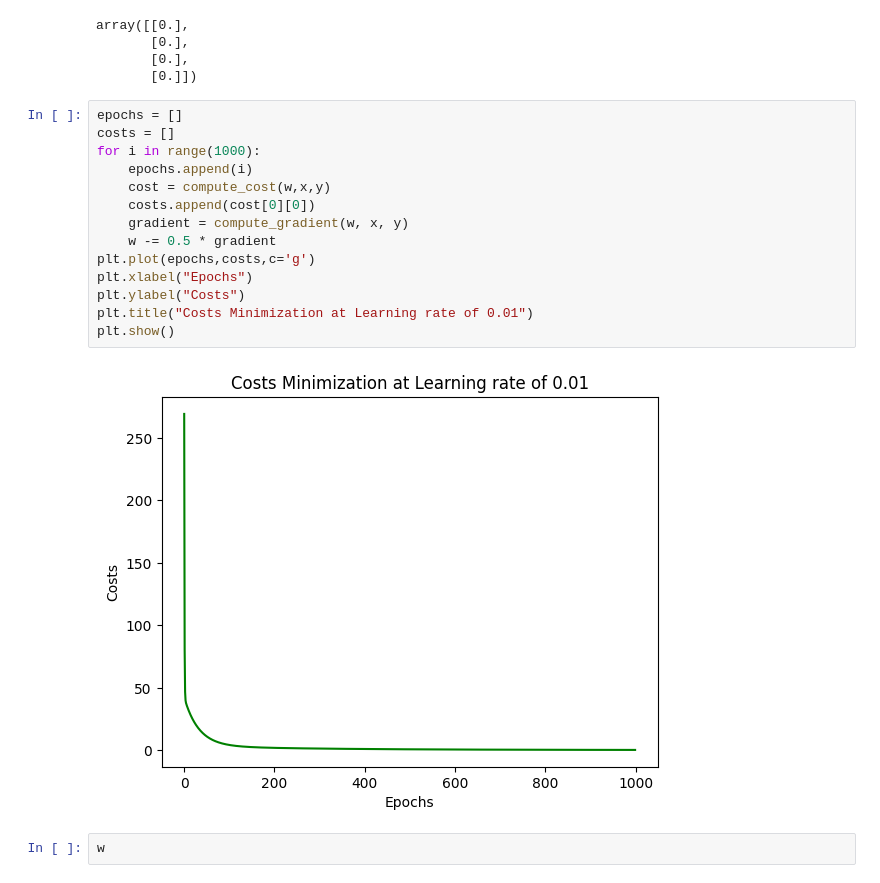
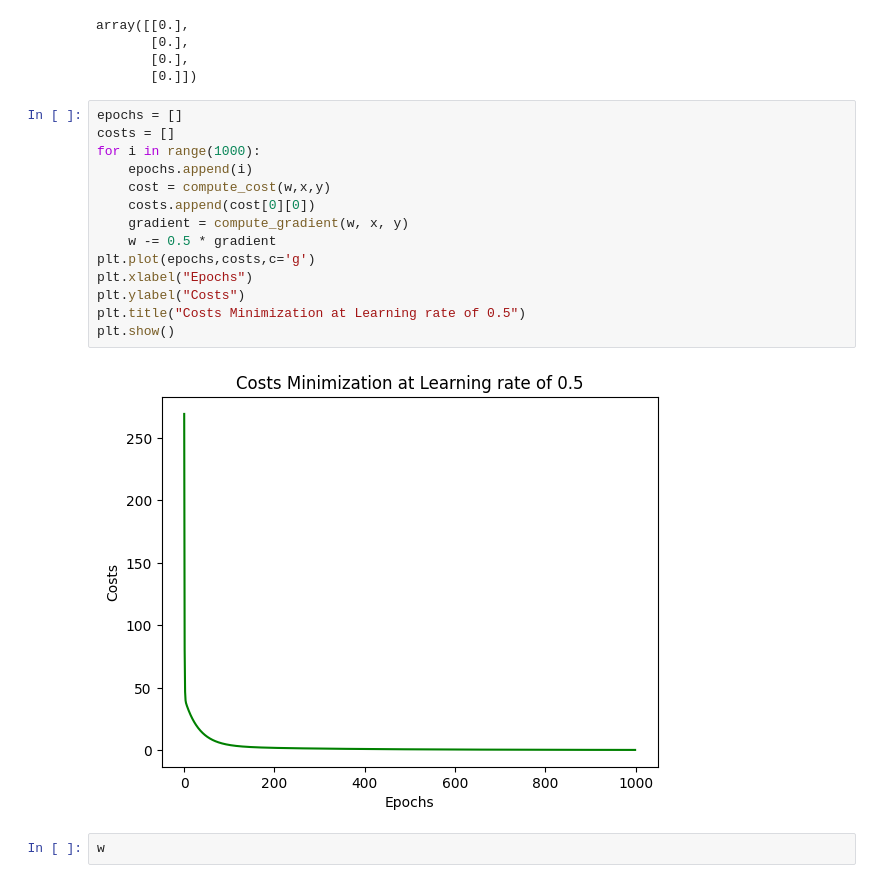
Before and after one commit to ZohaibKhanDeveloper/MachineLearningLabs, a Jupyter notebook: AI-Assignment-MultiVarientLinearRegressionUsingVectors.ipynb, the cells around one changed output. Cells and saved outputs as stored; diff of their text form.

```diff
--- a/AI-Assignment-MultiVarientLinearRegressionUsingVectors.ipynb
+++ b/AI-Assignment-MultiVarientLinearRegressionUsingVectors.ipynb
@@ -195,19 +195,19 @@ array([[0.],
 # %%
 epochs = []
 costs = []
 for i in range(1000):
     epochs.append(i)
     cost = compute_cost(w,x,y)
     costs.append(cost[0][0])
     gradient = compute_gradient(w, x, y)
     w -= 0.5 * gradient
 plt.plot(epochs,costs,c='g')
 plt.xlabel("Epochs")
 plt.ylabel("Costs")
-plt.title("Costs Minimization at Learning rate of 0.01")
+plt.title("Costs Minimization at Learning rate of 0.5")
 plt.show()
 # %% [output]
-[figure, old version]
+[figure, new version]
 # %%
 w
 # %% [output]
```
